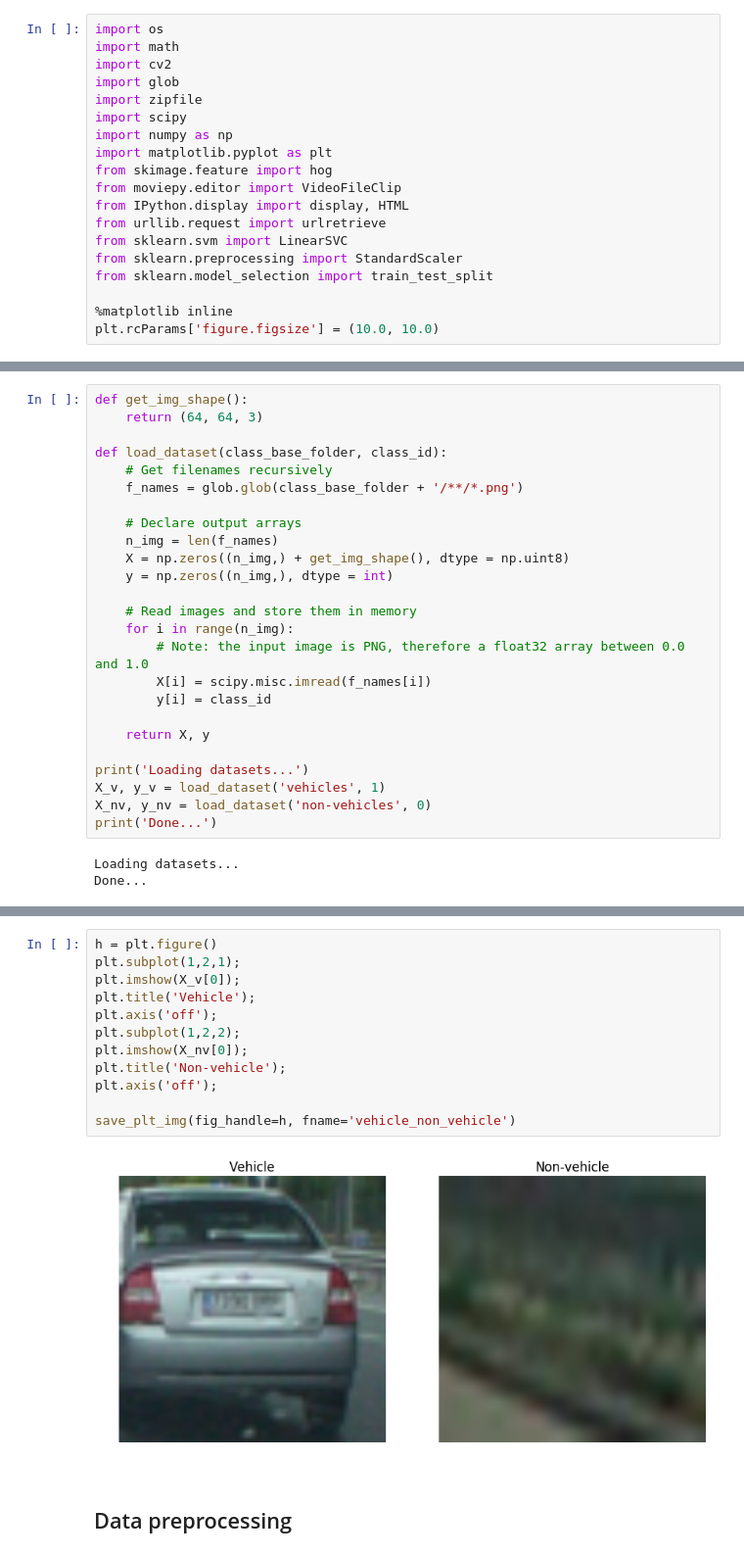
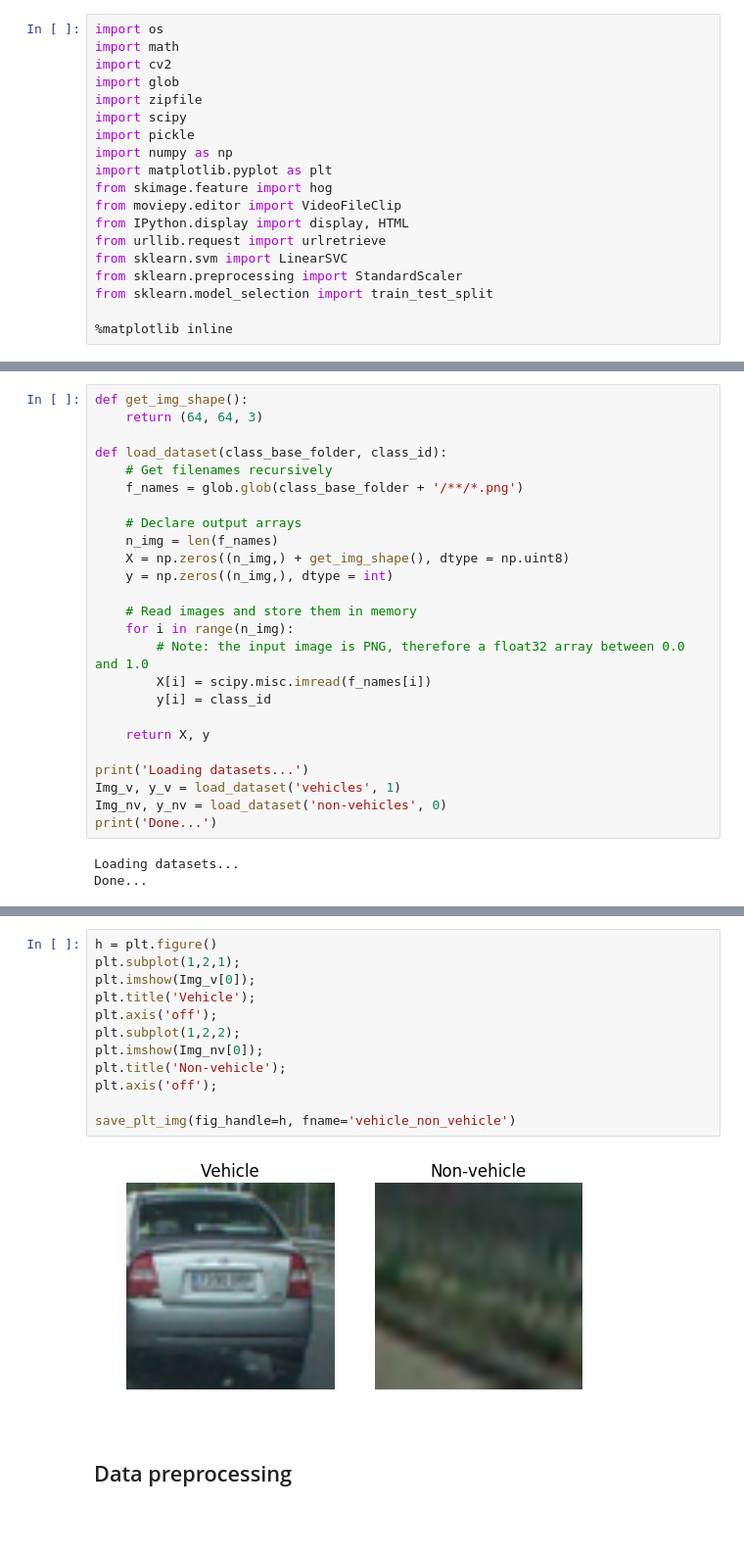
Before and after one commit to carlosgalvezp/Udacity-Self-Driving-Car-Nanodegree, a Jupyter notebook: term1/projects/p5-vehicle-detection/p5-vehicle-detection.ipynb, the cells around one changed output, grey strips where cells are left out. Shown: that part at 98% size. Saved outputs shown, nothing was run; the diff lists cells and outputs as text; blank space fills up the shorter version.

```diff
--- a/term1/projects/p5-vehicle-detection/p5-vehicle-detection.ipynb
+++ b/term1/projects/p5-vehicle-detection/p5-vehicle-detection.ipynb
@@ -11,6 +11,7 @@ import cv2
 import glob
 import zipfile
 import scipy
+import pickle
 import numpy as np
 import matplotlib.pyplot as plt
 from skimage.feature import hog
@@ -22,7 +23,6 @@ from sklearn.preprocessing import StandardScaler
 from sklearn.model_selection import train_test_split
 
 %matplotlib inline
-plt.rcParams['figure.figsize'] = (10.0, 10.0)
 # %% [markdown]
 ## Tools and helper functions
 # %%
@@ -104,8 +104,8 @@ def load_dataset(class_base_folder, class_id):
     return X, y
 
 print('Loading datasets...')
-X_v, y_v = load_dataset('vehicles', 1)
-X_nv, y_nv = load_dataset('non-vehicles', 0)
+Img_v, y_v = load_dataset('vehicles', 1)
+Img_nv, y_nv = load_dataset('non-vehicles', 0)
 print('Done...')
 # %% [output]
 Loading datasets...
@@ -127,17 +127,17 @@ Combined dataset:  (18458, 64, 64, 3) (18458,)
 # %%
 h = plt.figure()
 plt.subplot(1,2,1);
-plt.imshow(X_v[0]);
+plt.imshow(Img_v[0]);
 plt.title('Vehicle');
 plt.axis('off');
 plt.subplot(1,2,2);
-plt.imshow(X_nv[0]);
+plt.imshow(Img_nv[0]);
 plt.title('Non-vehicle');
 plt.axis('off');
 
 save_plt_img(fig_handle=h, fname='vehicle_non_vehicle')
 # %% [output]
-[figure, old version]
+[figure, new version]
 # %% [markdown]
 ## Data preprocessing
 # %%
```
Also changed, not shown: parts of 15 cells of this notebook, 4 other files.
